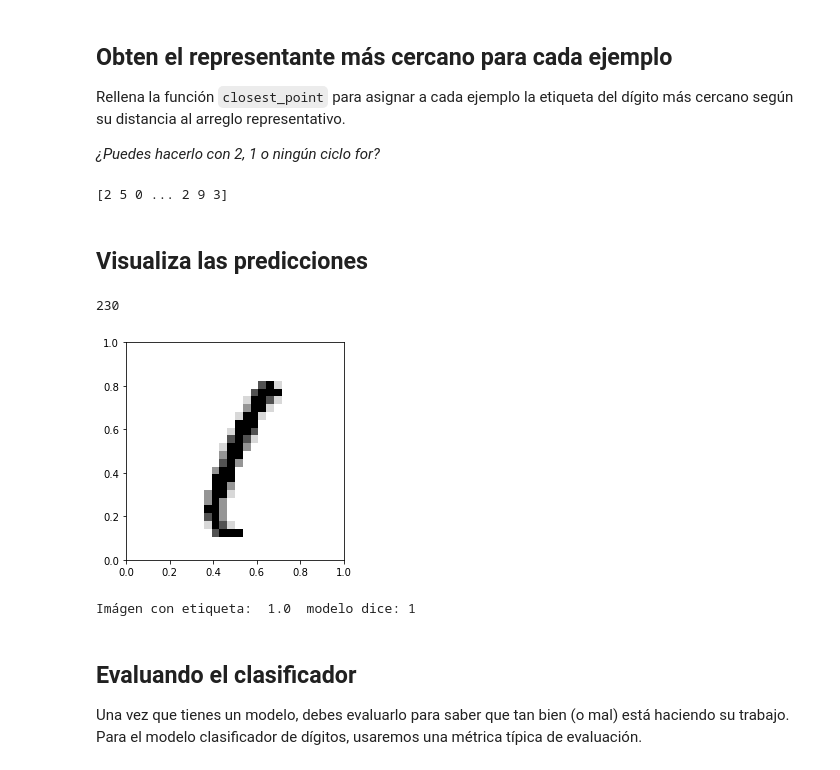
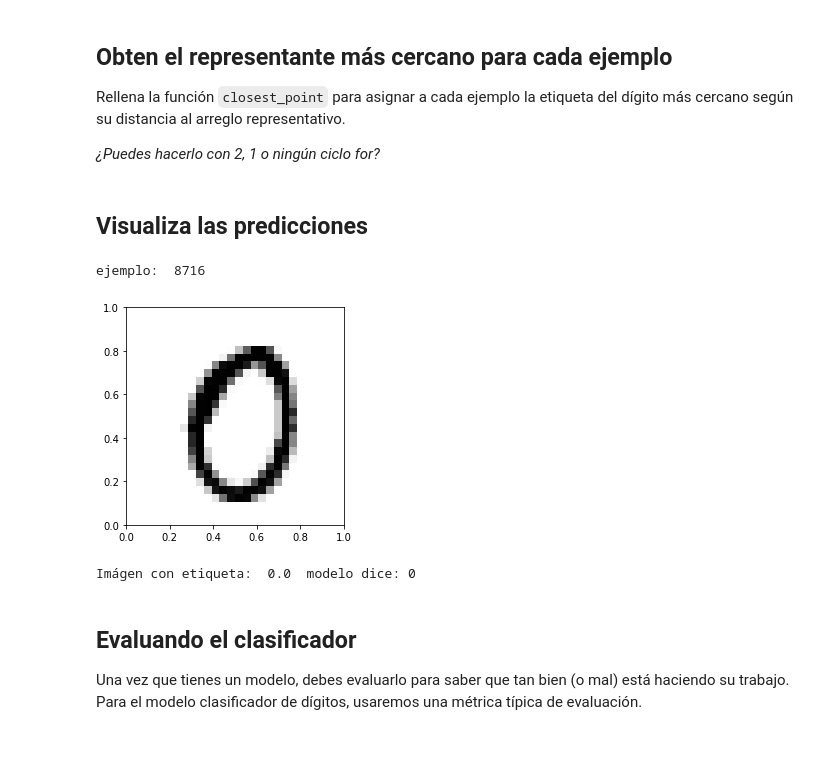
Before and after one commit to SalRmz/DCDP, a Jupyter notebook: 01 Programación en Python/notebooks/exercises/Practica2_NumPy.ipynb, the cells around one changed output. Cells and saved outputs as stored; diff of their text form; code cells hidden in the pictures.

````diff
--- a/01 Programación en Python/notebooks/exercises/Practica2_NumPy.ipynb
+++ b/01 Programación en Python/notebooks/exercises/Practica2_NumPy.ipynb
@@ -97,9 +97,10 @@ y.shape: (20000,)
 Usemos la función auxiliar display_example para visualizar los ejemplos en el set de datos. Intentar cambiar el valor de ```i``` para mostrar una ejemplo distinto.
 # %%
 #puedes cambiar el valor de i
-#i = 4
+# para ingresar un dato aleatorio del set de ejemplos cada vez que usamos ctrl+enter en Jupyter Notebook
+m = X.shape[0]
 i = np.random.randint(0,y.size,size=1)[0]
-print( i )
+print("ejemplo: ",i)
 
 example = X[i]
 example_label = y[i]
@@ -287,37 +287,20 @@ def closest_point(X, representatives):
 
   # <rellena>
 
-  if False:
+  DEBUG = False
+  if DEBUG:
     print('DEBUG START')
     print('min_distances.shape: ',min_distances.shape)
     print('best.shape',best.shape)
     print('representatives.shape',representatives.shape)
     print('DEBUG END')
 
-  #min_distances = euclidean_distance(X,representatives)
-  #for i in range(representatives.shape[0]):
-  #  print(euclidean_distance(X[i],representatives).min())
-
-  #print('m:',m)
   for i in range(m):
     best[i] = euclidean_distance(X[i,:], representatives).argmin()
-    #print('i',i, "-->", best[i])
+    if DEBUG:
+        print('i',i, "-->", best[i])
 
   return best
-# %%
-#print(euclidean_distance(X[1,:], class_representatives))
-#X
-#print(class_representatives.shape[0])
-#for i in range(class_representatives.shape[0]):
-#    print(euclidean_distance(X[i],class_representatives).min())
-
-result = closest_point(X, class_representatives)
-print(result)
-#print(class_representatives.shape)
-#print(class_representatives[:,:].shape)
-#OK>>>euclidean_distance(X[0,:], class_representatives)
-# %% [output]
-[2 5 0 ... 2 9 3]
 # %%
 y_pred = closest_point(X, class_representatives)
 # %%
@@ -326,18 +309,20 @@ assert y_pred.shape == (20000,) or y_pred.shape == (20000), "Error en las dimens
 ## Visualiza las predicciones
 # %%
 #intenta cambiar el valor de i
-i = np.random.randint(2000,size=1)[0]
-print(i)
+# para ingresar un dato aleatorio del set de ejemplos cada vez que usamos ctrl+enter en Jupyter Notebook
+m = X.shape[0]
+i = np.random.randint(m,size=1)[0]
+print("ejemplo: ",i)
 
 example = X[i]
 pred_label = y_pred[i]
 true_label = y[i]
 display_example(example)
 print("Imágen con etiqueta: ", true_label, " modelo dice:", pred_label)
 # %% [output]
-230
+ejemplo:  8716
-[figure, old version]
+[figure, new version]
-Imágen con etiqueta:  1.0  modelo dice: 1
+Imágen con etiqueta:  0.0  modelo dice: 0
 # %% [markdown]
 ## Evaluando el clasificador
 
````
Also changed, not shown: parts of 11 cells of this notebook.
